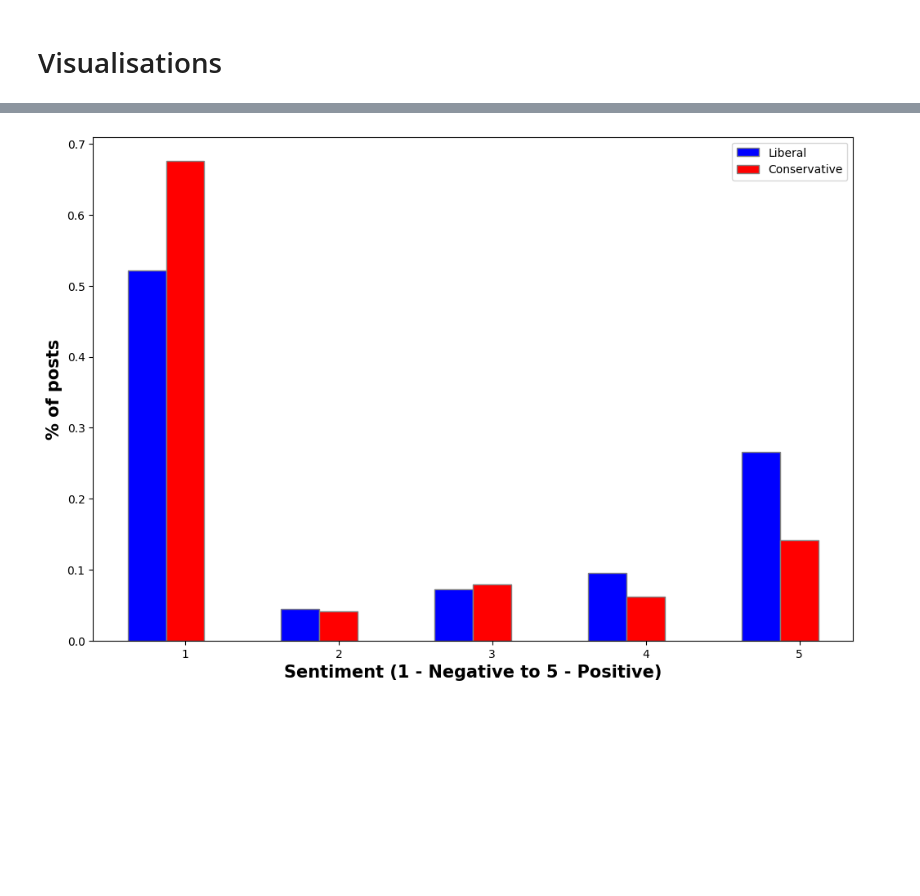
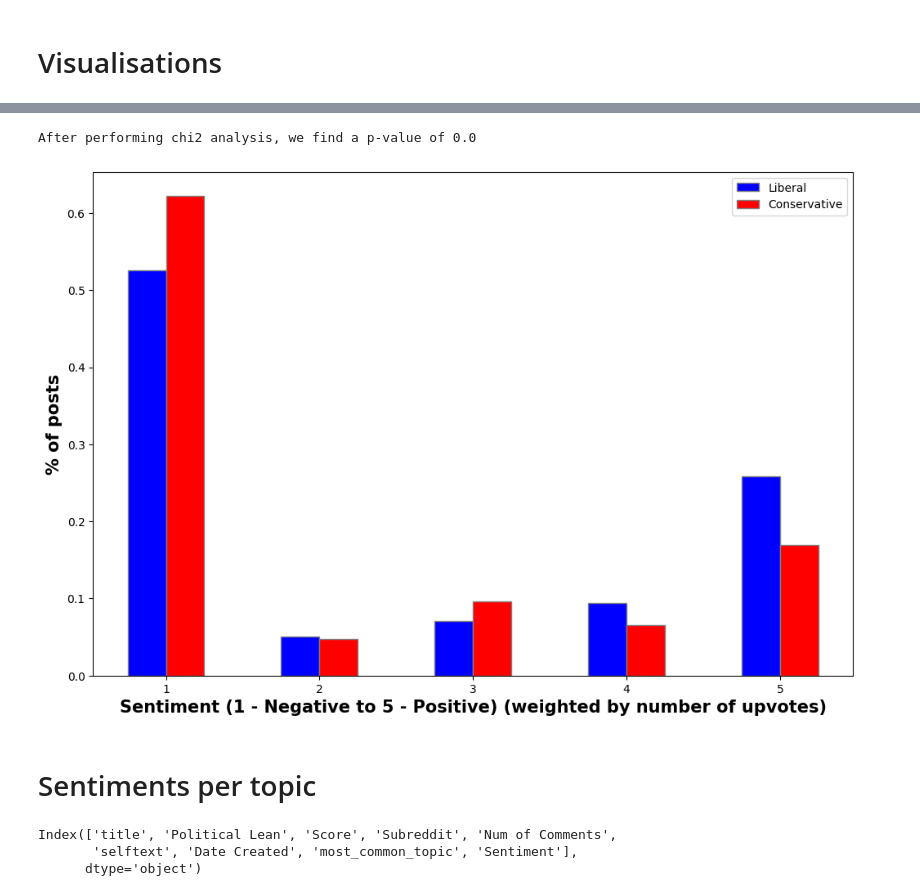
Before and after one commit to nathanaelambert/ConservativesLiberals, a Jupyter notebook: sentiment_analysis.ipynb, the cells around one changed output, grey strips where cells are left out. Drawn from its saved outputs; the diff is of its cells as text; code cells hidden in the pictures; blank space fills up the shorter version.

```diff
--- a/sentiment_analysis.ipynb
+++ b/sentiment_analysis.ipynb
@@ -28,4 +29,7 @@ Index(['Title', 'Political Lean', 'Score', 'Id', 'Subreddit', 'URL',
       dtype='object')
+# %%
+df = df.rename(columns={"Title": "title", "Text": "selftext"})
+df['Date Created'] = pd.to_datetime(df['Date Created'], unit='s')
 # %% [markdown]
 # Define function for sentiment analysis:
 # %%
@@ -40,9 +48,9 @@ def sentiment_analysis(model, post_str):
 df["Sentiment"] = 0
 
 for i in range(0, len(df)):
-    df.at[i, "Sentiment"] = sentiment_analysis(model, df.iloc[i]["Title"])
+    df.at[i, "Sentiment"] = sentiment_analysis(model, df.iloc[i]["title"])
 
-df.to_csv("data/reddit_posts_sentiment.csv", sep=";", index=False)
+df.to_csv("data/reddit_posts_sentiment.csv", index=False)
 # %% [markdown]
 # Visualisations
 # %%
@@ -51,8 +59,14 @@ df.to_csv("data/reddit_posts_sentiment.csv", sep=";", index=False)
 
 num_lib_posts = df.groupby("Political Lean").size()["Liberal"]
 num_cons_posts = df.groupby("Political Lean").size()["Conservative"]
-sentiments_lib_cat = df[df["Political Lean"] == "Liberal"].groupby(by="Sentiment").size().to_list() / num_lib_posts
-sentiments_cons_cat = df[df["Political Lean"] == "Conservative"].groupby(by="Sentiment").size().to_list() / num_cons_posts
+sentiments_lib_cat = df[df["Political Lean"] == "Liberal"].groupby(by="Sentiment").size().to_list()
+sentiments_cons_cat = df[df["Political Lean"] == "Conservative"].groupby(by="Sentiment").size().to_list()
+
+# Sentiment distribution in liberal/conservative
+print(f"After performing chi2 analysis, we find a p-value of {chisquare_analysis([sentiments_lib_cat, sentiments_cons_cat])}")
+
+sentiments_lib_cat = sentiments_lib_cat / num_lib_posts
+sentiments_cons_cat = sentiments_cons_cat /num_cons_posts
 
 barWidth = 0.25
 fig = plt.subplots(figsize =(12, 8))
@@ -86,32 +93,37 @@ dtype: int64
 sentiment_lib_weighted = [0,0,0,0,0]
 sentiment_cons_weighted = [0,0,0,0,0]
 for i in range(len(df)):
     post = df.iloc[i]
     if post["Political Lean"] == "Liberal":
         sentiment_lib_weighted[post["Sentiment"]-1] += post["Score"]
     if post["Political Lean"] == "Conservative":
         sentiment_cons_weighted[post["Sentiment"]-1] += post["Score"]
+
+print(f"After performing chi2 analysis, we find a p-value of {chisquare_analysis([sentiment_lib_weighted, sentiment_cons_weighted])}")
 
 sentiment_lib_weighted = sentiment_lib_weighted / sum(sentiment_lib_weighted)
 sentiment_cons_weighted = sentiment_cons_weighted / sum(sentiment_cons_weighted)
 
 barWidth = 0.25
 fig = plt.subplots(figsize =(12, 8))
 
 br1 = np.arange(len(sentiments_lib_cat))
 br2 = [x + barWidth for x in br1]
 
 plt.bar(br1, sentiment_lib_weighted, color ='b', width = barWidth,
         edgecolor ='grey', label ='Liberal')
 plt.bar(br2, sentiment_cons_weighted, color ='r', width = barWidth,
         edgecolor ='grey', label ='Conservative')
 
 plt.xlabel('Sentiment (1 - Negative to 5 - Positive) (weighted by number of upvotes)', fontweight ='bold', fontsize = 15)
 plt.ylabel('% of posts', fontweight ='bold', fontsize = 15)
-plt.xticks([r + barWidth for r in range(len(sentiment_lib_weighted))],
+plt.xticks([r + barWidth/2 for r in range(len(sentiment_lib_weighted))],
         ['1', '2', '3', '4', '5'])
 
 plt.legend()
 plt.show()
 # %% [output]
+After performing chi2 analysis, we find a p-value of 0.0
-[figure, old version]
+[figure, new version]
+# %% [markdown]
+# Sentiments per topic
@@ -117,0 +135,6 @@ plt.show()
+# %%
+df_sentiment_topics.columns
+# %% [output]
+Index(['title', 'Political Lean', 'Score', 'Subreddit', 'Num of Comments',
+       'selftext', 'Date Created', 'most_common_topic', 'Sentiment'],
+      dtype='object')
```
Also changed, not shown: parts of 14 cells of this notebook, 7 other files.
